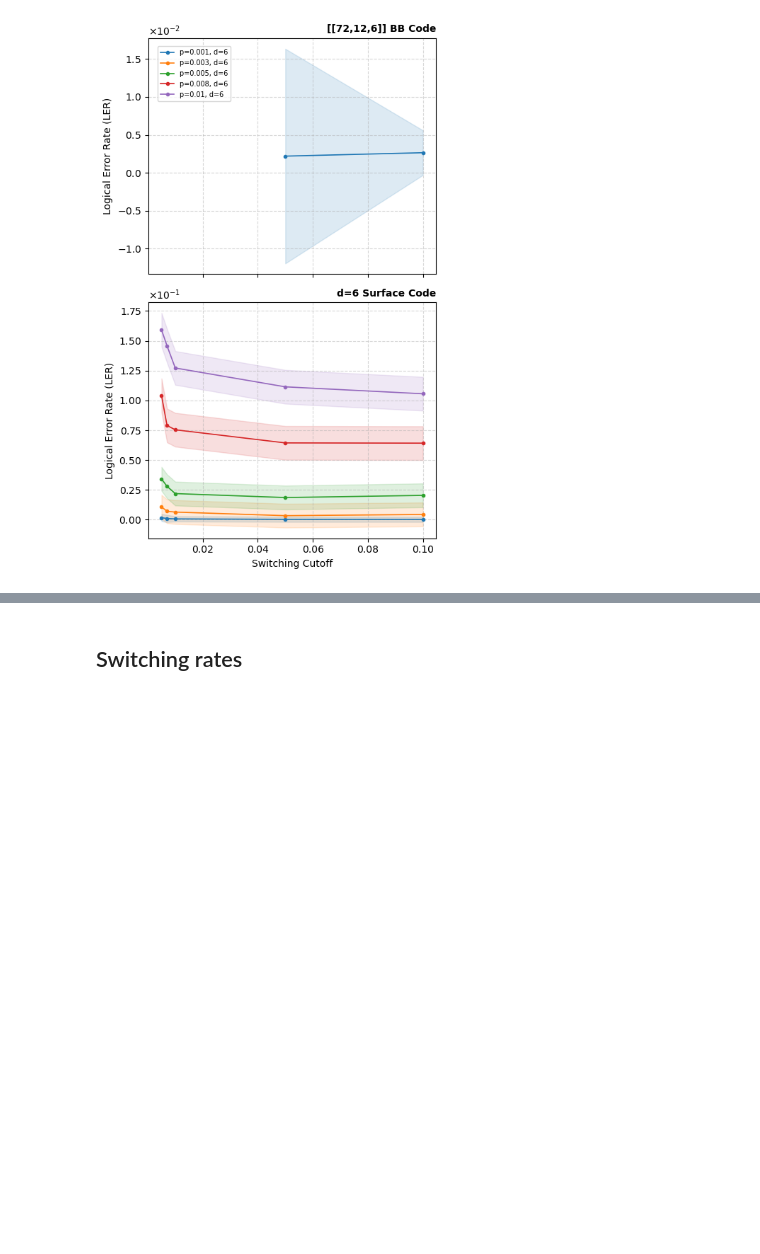
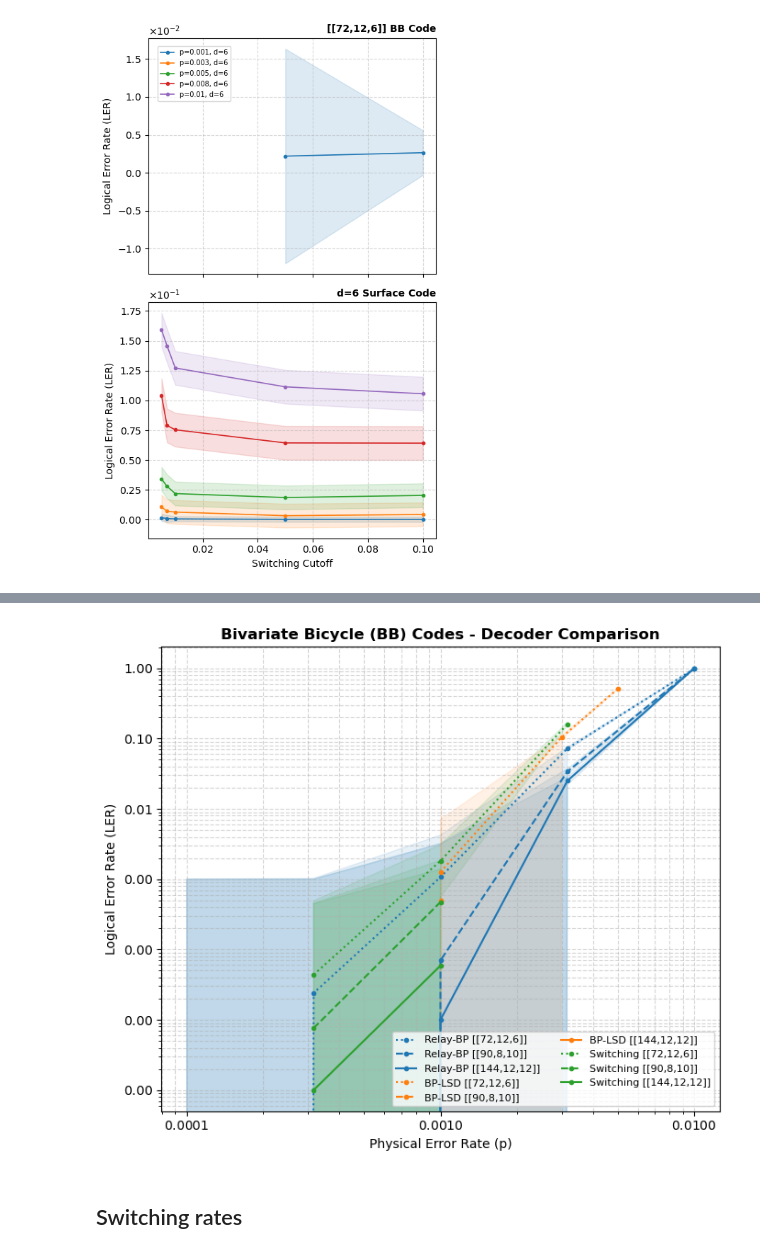
Before and after one commit to acatspirit/realtime_decoding_qldpc, a Jupyter notebook: notebooks/decoder_switching.ipynb, the cells around one changed output, grey strips where cells are left out. Drawn from its saved outputs; the diff is of its cells as text; code cells hidden in the pictures; blank space fills up the shorter version.

```diff
--- a/notebooks/decoder_switching.ipynb
+++ b/notebooks/decoder_switching.ipynb
@@ -1697,3 +1698,95 @@ plt.show()
+# %%
+import pandas as pd
+import numpy as np
+import matplotlib.pyplot as plt
+from matplotlib.ticker import ScalarFormatter
+
+# 1. Configuration
+files = {
+    "/Users/ariannameinking/Documents/Brown_Research/realtime_decoding_qldpc/data/raw/relaybp.csv": {"label": "Relay-BP", "color": "#1f77b4"},
+    "/Users/ariannameinking/Documents/Brown_Research/realtime_decoding_qldpc/data/raw/bplsd.csv": {"label": "BP-LSD", "color": "#ff7f0e"},
+    "/Users/ariannameinking/Documents/Brown_Research/realtime_decoding_qldpc/data/raw/bplsd_relaybp.csv": {"label": "Switching", "color": "#2ca02c"}
+}
+
+d_list = [6, 10, 12]
+line_styles = {6: ':', 10: '--', 12: '-'} # Dotted, Dashed, Solid
+code_types = ['BB']
+bb_dict = {6: '[[72,12,6]]', 10: '[[90,8,10]]', 12: '[[144,12,12]]'}
+
+# 2. Setup Figure
+# We use len(code_types) to make the subplot count dynamic
+fig, axes = plt.subplots(len(code_types), 1, figsize=(7, 6 * len(code_types)), squeeze=False)
+axes = axes.flatten()
+
+# 3. Aggregation and Plotting Logic
+for filename, config in files.items():
+    try:
+        raw_df = pd.read_csv(filename)
+
+        for d_val in d_list:
+            # Important: Filter from raw_df so we don't "lose" data in the next d iteration
+            df_d = raw_df[(raw_df['d'] == d_val) & (raw_df['num_shots'] > 1000)]
+
+            for i, code in enumerate(code_types):
+                ax = axes[i]
+                subset = df_d[df_d['code_type'] == code]
+
+                if subset.empty:
+                    continue
+
+                # --- WEIGHTED AVERAGE LOGIC ---
+                agg_data = subset.groupby('p').apply(
+                    lambda x: pd.Series({
+                        'LER': (x['LER'] * x['num_shots']).sum() / x['num_shots'].sum(),
+                        'total_shots': x['num_shots'].sum()
+                    })
+                ).reset_index().sort_values('p')
+
+                # Plotting
+                style = line_styles.get(d_val, '-')
+                # Label combines Decoder + Code Parameters
+                label = f"{config['label']} {bb_dict.get(d_val, f'd={d_val}')}"
+
+                ax.plot(agg_data['p'], agg_data['LER'],
+                        label=label,
+                        color=config['color'],
+                        linestyle=style,
+                        marker='o', markersize=3, linewidth=1.5)
+
+                # Uncertainty shading
+                y_err = 1 / np.sqrt(agg_data['total_shots'])
+                ax.fill_between(agg_data['p'],
+                                agg_data['LER'] - y_err,
+                                agg_data['LER'] + y_err,
+                                color=config['color'], alpha=0.1)
+
+    except FileNotFoundError:
+        print(f"Warning: {filename} not found.")
+
+# 4. Formatting
+for i, code in enumerate(code_types):
+    ax = axes[i]
+    ax.set_ylabel('Logical Error Rate (LER)')
+    ax.set_title(f'Bivariate Bicycle (BB) Codes - Decoder Comparison', fontsize=12, fontweight='bold')
+
+    ax.set_yscale('log')
+    ax.set_xscale('log') # Usually better for LER vs p plots
+    ax.grid(True, which='both', linestyle='--', alpha=0.5)
+
+    # Scientific notation for axes
+    formatter = ScalarFormatter(useMathText=True)
+    formatter.set_scientific(True)
+    formatter.set_powerlimits((0, 0))
+    ax.xaxis.set_major_formatter(formatter)
+    ax.yaxis.set_major_formatter(formatter)
+
+axes[-1].set_xlabel('Physical Error Rate (p)')
+axes[0].legend(loc='lower right', fontsize=8, frameon=True, ncol=2) # ncol=2 helps with many labels
+
+plt.tight_layout()
+plt.show()
+# %% [output]
+[figure, added]
 # %% [markdown]
 ## Switching rates
 # %%
```
Also changed, not shown: parts of 1 cell of this notebook, 3 other files.
